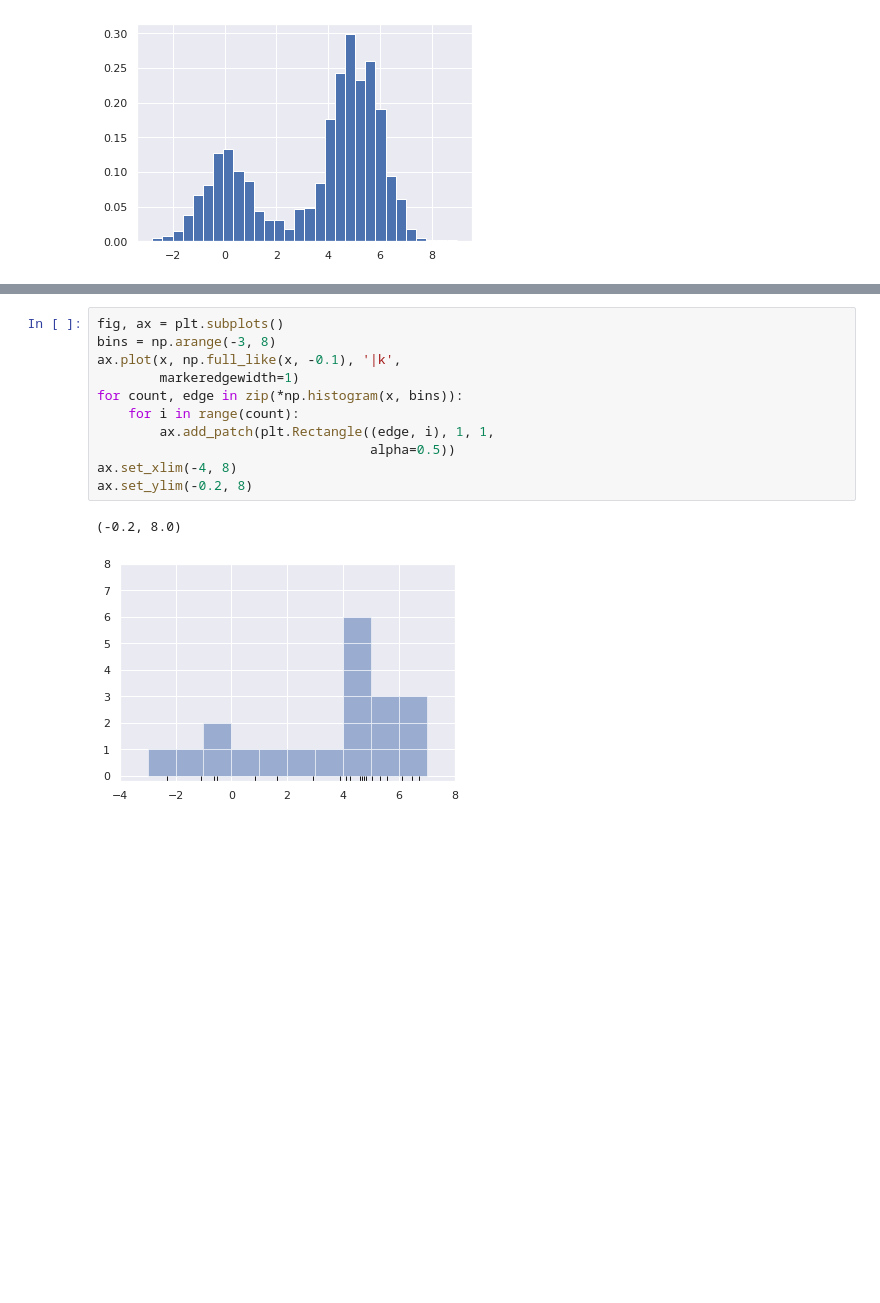
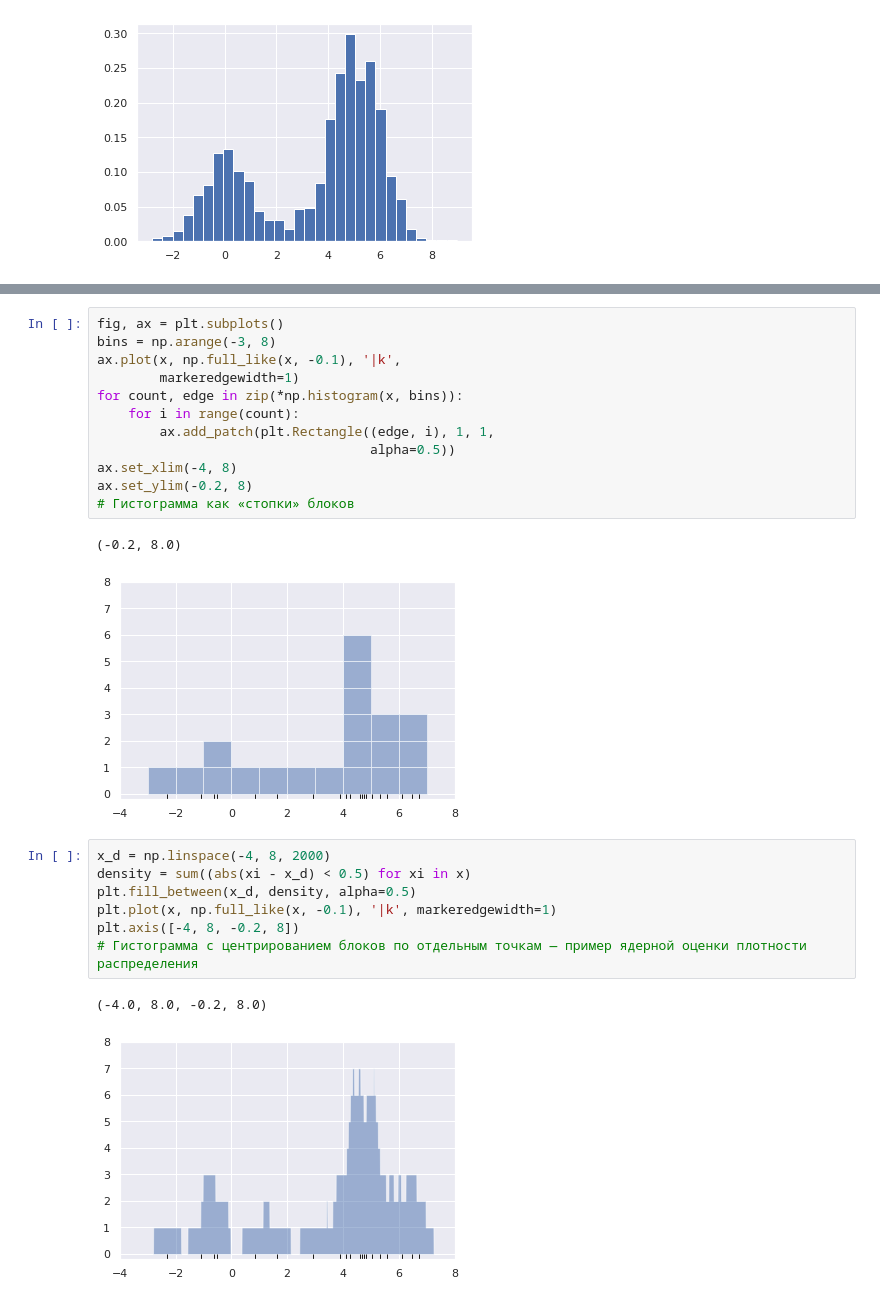
Before and after one commit to adaniky/my_own_reminders, a Jupyter notebook: Python/SkLearn/Kernel Density Estimation.ipynb, the cells around one changed output, grey strips where cells are left out. Drawn from its saved outputs; the diff is of its cells as text; blank space fills up the shorter version.

```diff
--- a/Python/SkLearn/Kernel Density Estimation.ipynb
+++ b/Python/SkLearn/Kernel Density Estimation.ipynb
@@ -50,6 +52,17 @@ for count, edge in zip(*np.histogram(x, bins)):
                                    alpha=0.5))
 ax.set_xlim(-4, 8)
 ax.set_ylim(-0.2, 8)
+# Гистограмма как «стопки» блоков
 # %% [output]
 (-0.2, 8.0)
 [figure]
+# %%
+x_d = np.linspace(-4, 8, 2000)
+density = sum((abs(xi - x_d) < 0.5) for xi in x)
+plt.fill_between(x_d, density, alpha=0.5)
+plt.plot(x, np.full_like(x, -0.1), '|k', markeredgewidth=1)
+plt.axis([-4, 8, -0.2, 8])
+# Гистограмма с центрированием блоков по отдельным точкам — пример ядерной оценки плотности распределения
+# %% [output]
+(-4.0, 8.0, -0.2, 8.0)
+[figure, added]
```
Also changed, not shown: parts of 6 cells of this notebook, 1 other file.
